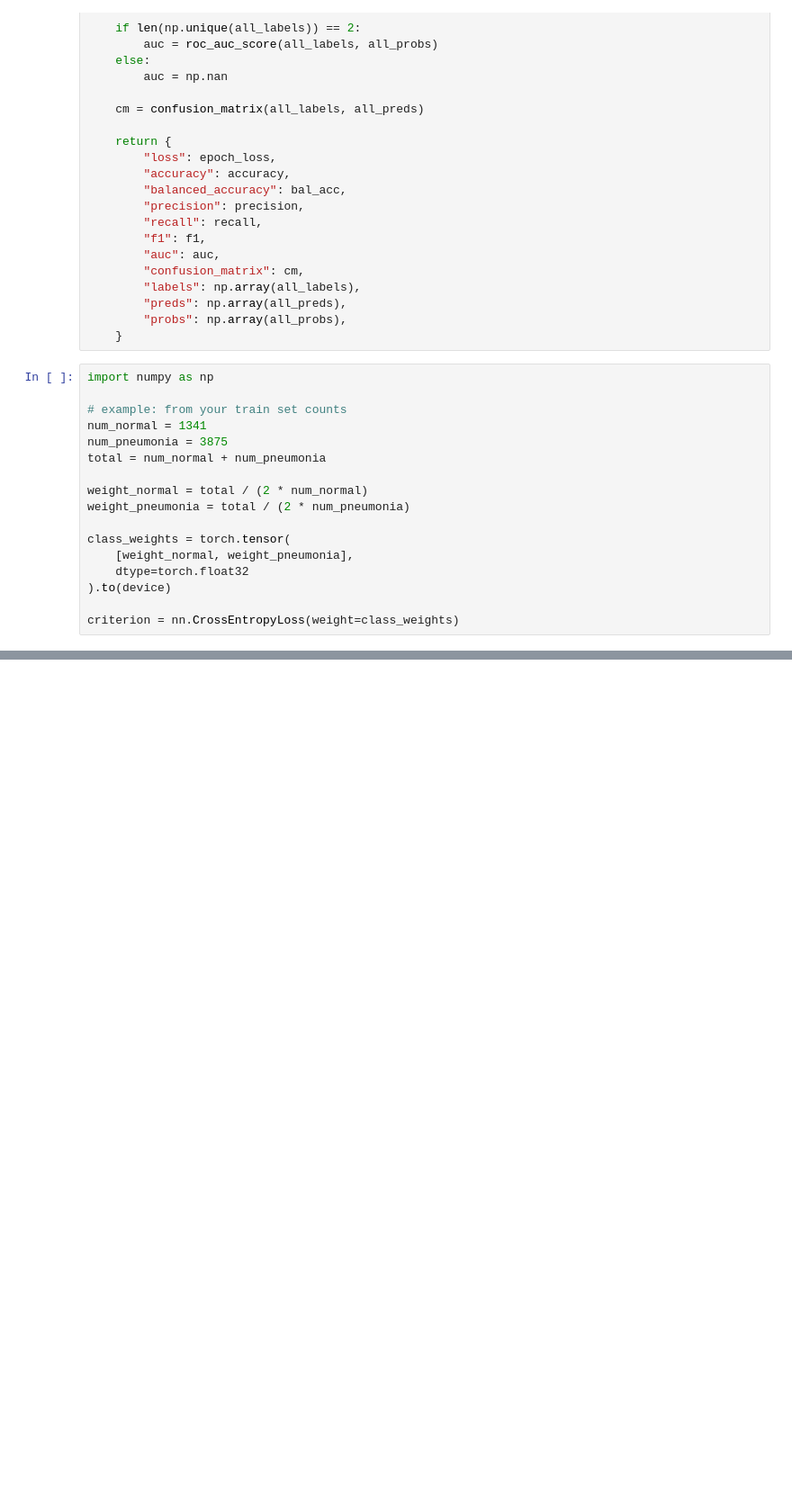
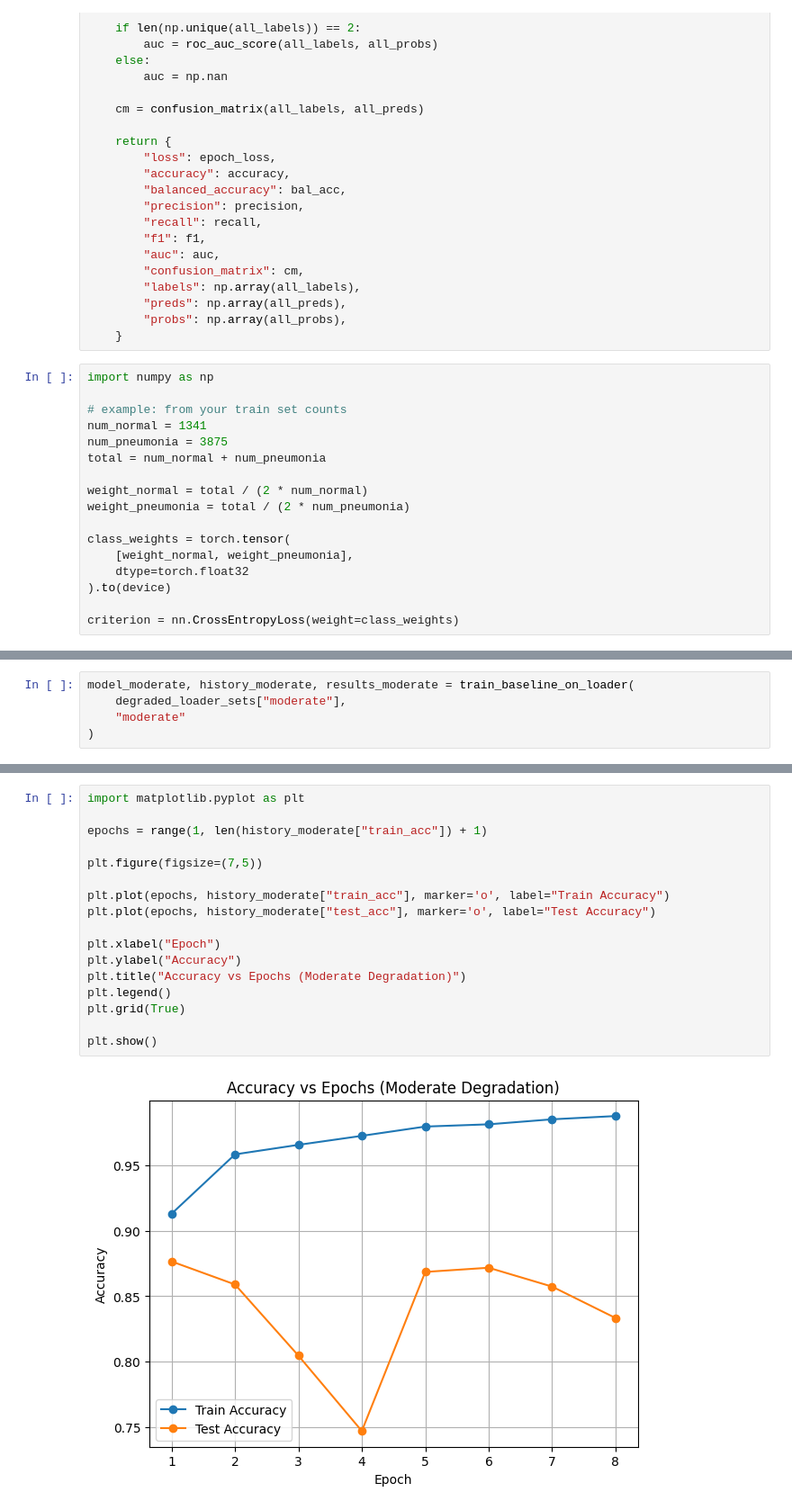
Before and after one commit to dhruvmenon76/Pneumonia-Detection-Under-Imaging-Constraints, a Jupyter notebook: notebooks/pixel_size_degradation.ipynb, the cells around one changed output, grey strips where cells are left out. Shown at 90% size. Saved outputs shown, nothing was run; the diff lists cells and outputs as text; blank space fills up the shorter version.

```diff
--- a/notebooks/pixel_size_degradation.ipynb
+++ b/notebooks/pixel_size_degradation.ipynb
@@ -282,0 +714,5 @@ plt.show()
+# %%
+model_moderate, history_moderate, results_moderate = train_baseline_on_loader(
+    degraded_loader_sets["moderate"],
+    "moderate"
+)
@@ -282,0 +749,19 @@ plt.show()
+# %%
+import matplotlib.pyplot as plt
+
+epochs = range(1, len(history_moderate["train_acc"]) + 1)
+
+plt.figure(figsize=(7,5))
+
+plt.plot(epochs, history_moderate["train_acc"], marker='o', label="Train Accuracy")
+plt.plot(epochs, history_moderate["test_acc"], marker='o', label="Test Accuracy")
+
+plt.xlabel("Epoch")
+plt.ylabel("Accuracy")
+plt.title("Accuracy vs Epochs (Moderate Degradation)")
+plt.legend()
+plt.grid(True)
+
+plt.show()
+# %% [output]
+[figure, added]
```
Also changed, not shown: parts of 15 cells of this notebook.
